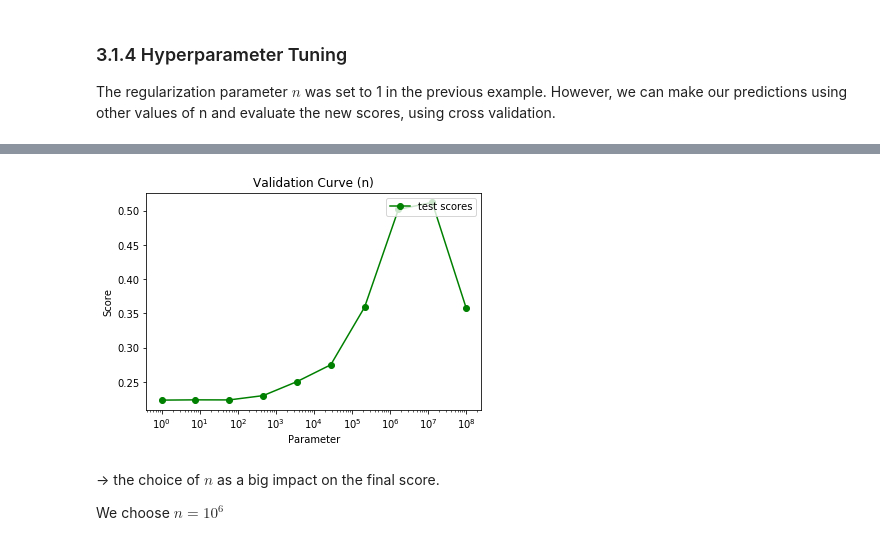
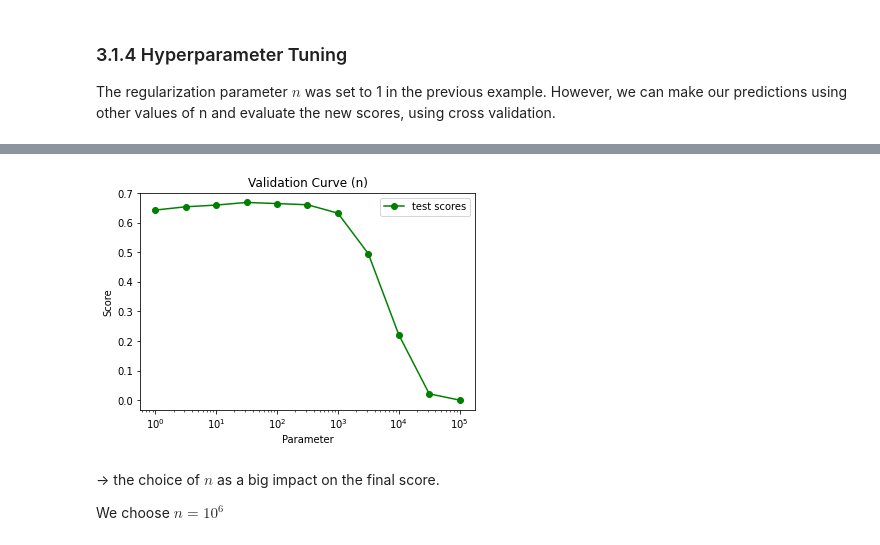
Before and after one commit to jpceia/Portfolio, a Jupyter notebook: Twitter Sentiment/Twitter Sentiment Analysis.ipynb, the cells around one changed output, grey strips where cells are left out. Cells and saved outputs as stored; diff of their text form; code cells hidden in the pictures.

```diff
--- a/Twitter Sentiment/Twitter Sentiment Analysis.ipynb
+++ b/Twitter Sentiment/Twitter Sentiment Analysis.ipynb
@@ -244,3 +243,35 @@ After this digression over the theory, we can implement a model under the Scikit
+# %%
+class PoissonNaiveBayes(BaseEstimator, RegressorMixin):
+    def __init__(self, n=1, min_df=0, max_df=1):
+        self.n = n
+        self.min_df = min_df
+        self.max_df = max_df
+
+    def fit(self, X, y):
+        self.vectorizer = CountVectorizer(min_df=self.min_df, max_df=self.max_df)
+        self.n0_ = (y == 0).sum() # S0
+        self.n1_ = (y == 1).sum() # S1
+        X = self.vectorizer.fit_transform(X) #.toarray()
+        X0 = X[y == 0].sum(0) # {tweet|tweet\in S_0, x_i \in tweet}
+        X1 = X[y == 1].sum(0) # {tweet|tweet\in S_0, x_i \in tweet}
+        self.theta0_ = X0.mean() / self.n0_ # theta0
+        self.theta1_ = X1.mean() / self.n1_ # theta1
+        self.l0_ = (X0 + self.n * self.theta0_) / (self.n0_ + self.n) # \lambda_i0
+        self.l1_ = (X1 + self.n * self.theta0_) / (self.n1_ + self.n) # \lambda_i1
+        return self
+
+    def predict_proba(self, X):
+        from scipy.special import expit
+        # we assume each X[i] is a counter
+        L0 = self.l0_.sum()
+        L1 = self.l1_.sum()
+        X = self.vectorizer.transform(X)
+        p0 = np.log(self.n0_) + X @ np.log(self.l0_.T) - L0
+        p1 = np.log(self.n1_) + X @ np.log(self.l1_.T) - L1
+        return np.ravel(expit(p1 - p0))
+
+    def predict(self, X):
+        return self.predict_proba(X) > .5
 # %% [markdown]
 ### 3.1.3 Algorithm evaluation
 # %% [markdown]
@@ -257,13 +288,13 @@ where $precision = \frac{TRUE\,POSITIVE}{TRUE\,POSITIVE + FALSE\,POSITIVE}$, $re
 One of the advantages of the F1 score is that it takes into consideration the impact of precision and recall simultaneously.
 # %%
 # we use both 'text' and 'hashtags' as features
-X = (df['text'] + " " + df["hashtags"]).str.strip().str.replace("\s+", " ").str.split(" ").map(Counter)
+X = (df['text'] + " " + df["hashtags"]).str.strip().str.replace('\s+', ' ', regex=True)
 y = df['label']
 X_train = X[y.notnull()]
 y_train = y[y.notnull()]
 X_test = X[y.isnull()]
 # %%
-clf = PoissonNaiveBayes(n=1)
+clf = PoissonNaiveBayes(n=1, min_df=1e-4, max_df=0.7)
 # %%
 f1scores = cross_val_score(clf, X_train.values, y_train.values, scoring="f1", cv=3, n_jobs=4)
 # %% [markdown]
@@ -296,6 +327,6 @@ Score from submission (test set): 0.2287188306104901
 The regularization parameter $n$ was set to 1 in the previous example. However, we can make our predictions using other values of n and evaluate the new scores, using cross validation.
 # %%
 # the validation_curve function is defined in tmp_module.py
-validation_curve(clf, X_train, y_train, 'f1', 'n', 0, 8, n_points=10, log_scale=True, train_curve=False, cv=3, n_jobs=8)
+validation_curve(clf, X_train, y_train, 'f1', 'n', 0, 5, n_points=11, log_scale=True, train_curve=False, cv=3, n_jobs=8)
 # %% [output]
 [Parallel(n_jobs=8)]: Using backend LokyBackend with 8 concurrent workers.
@@ -310,4 +342,4 @@ validation_curve(clf, X_train, y_train, 'f1', 'n', 0, 8, n_points=10, log_scale=
-[figure, old version]
+[figure, new version]
 # %% [markdown]
 -> the choice of $n$ as a big impact on the final score.
 
```
Also changed, not shown: parts of 5 cells of this notebook, 2 other files.
